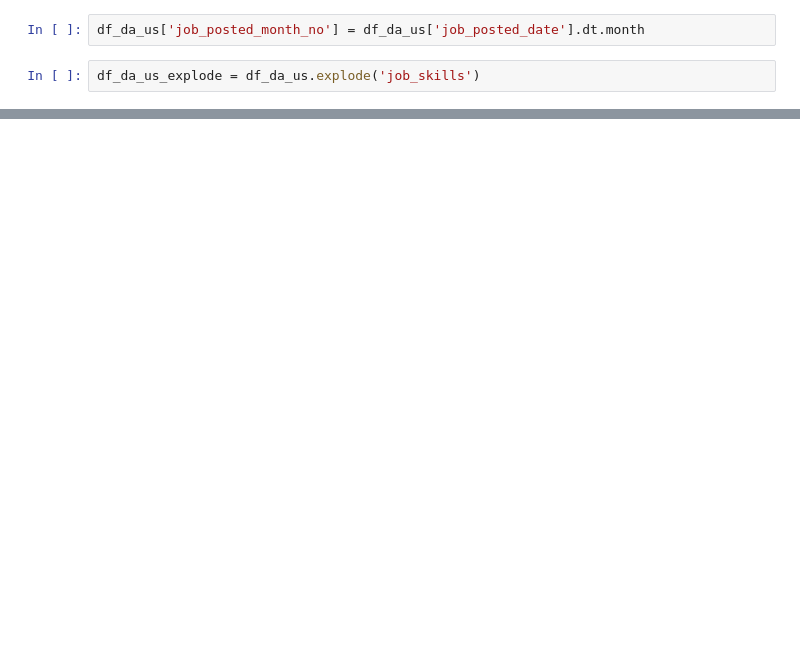
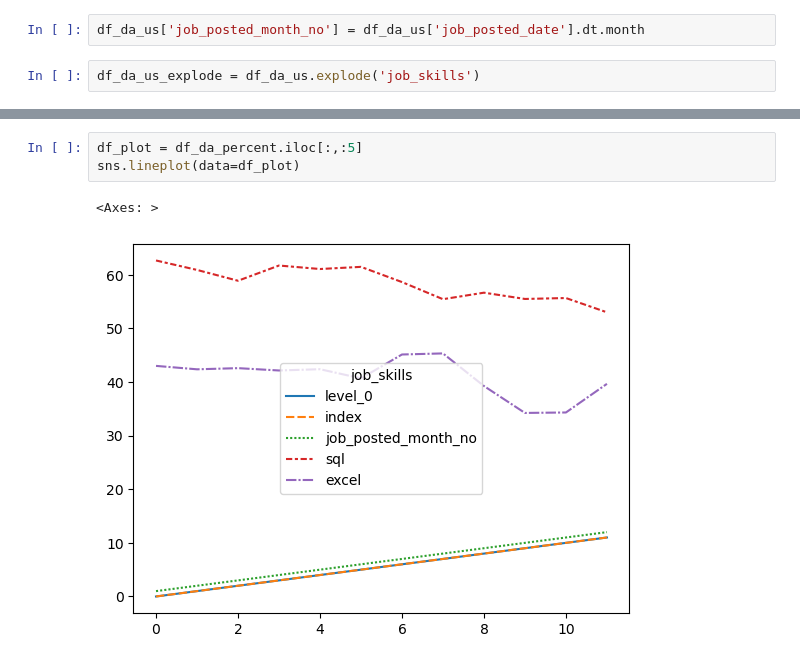
Before and after one commit to SamirAliWebDev/final-Project, a Jupyter notebook: Project Side/3_Skill_Trend.ipynb, the cells around one changed output, grey strips where cells are left out. Cells and saved outputs as stored; diff of their text form; blank space fills up the shorter version.

```diff
--- a/Project Side/3_Skill_Trend.ipynb
+++ b/Project Side/3_Skill_Trend.ipynb
@@ -59,0 +55,6 @@ df_da_us_prec = df_da_pivot.div(da_totals/100,axis=0)
+# %%
+df_plot = df_da_percent.iloc[:,:5]
+sns.lineplot(data=df_plot)
+# %% [output]
+<Axes: >
+[figure, added]
```
Also changed, not shown: parts of 7 cells of this notebook.
